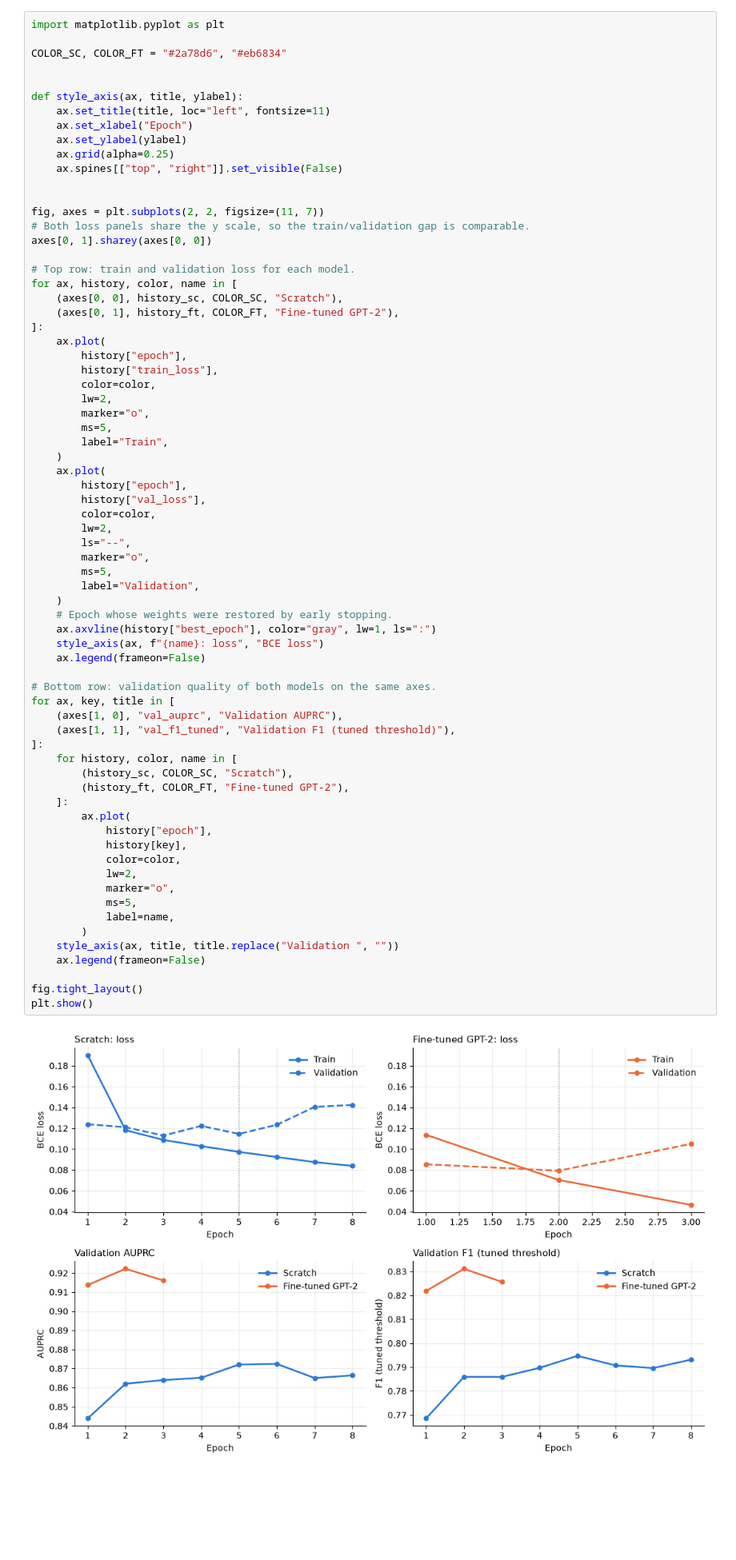
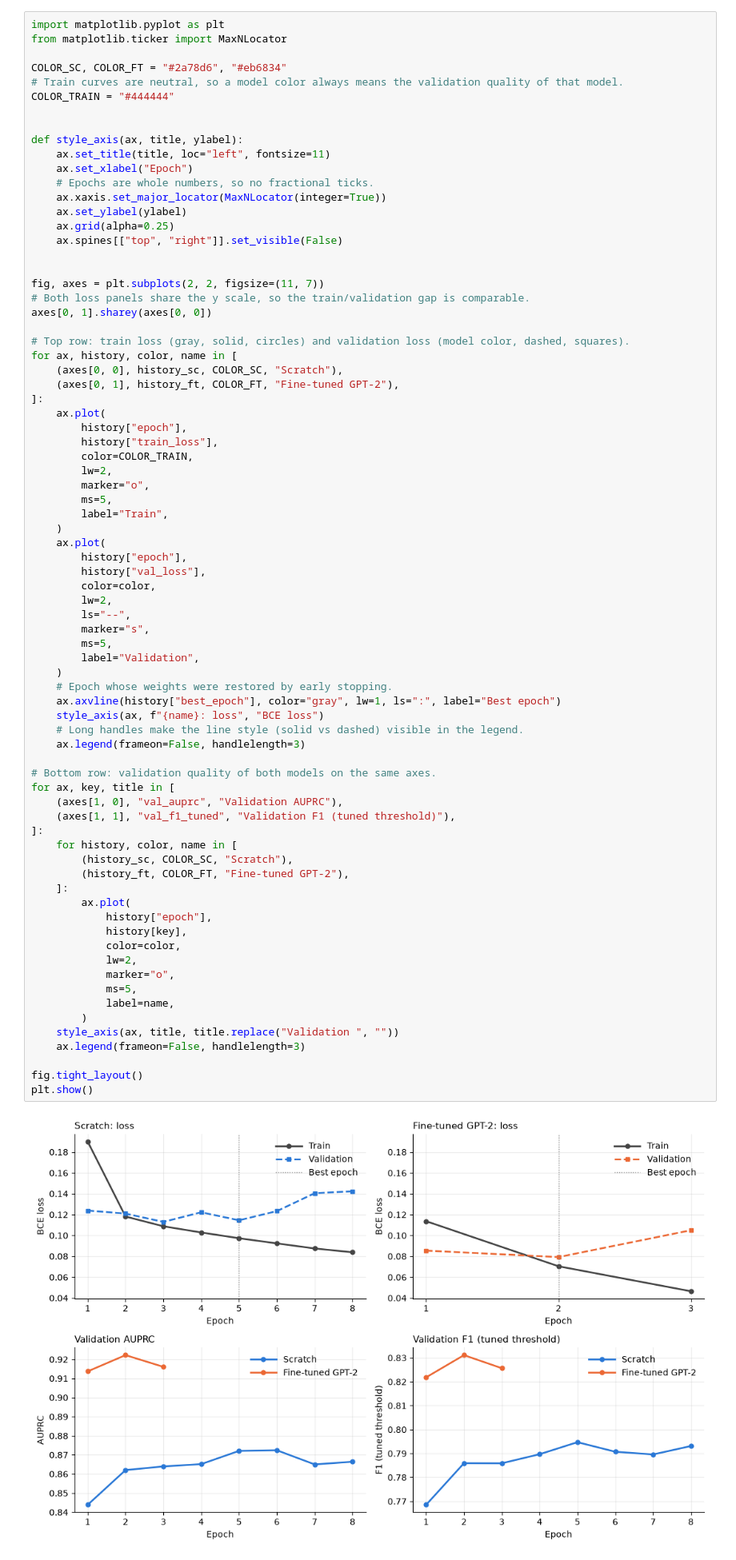
Before and after one commit to pawlowiczf/Natural-language-processing, a Jupyter notebook: 3-fine-tuning/data.ipynb, the cells around one changed output. Shown at 80% size. Drawn from its saved outputs; the diff is of its cells as text; blank space fills up the shorter version.

```diff
--- a/3-fine-tuning/data.ipynb
+++ b/3-fine-tuning/data.ipynb
@@ -544,13 +544,18 @@ inference_time  5.2950
 n_samples       128
 # %%
 import matplotlib.pyplot as plt
+from matplotlib.ticker import MaxNLocator
 
 COLOR_SC, COLOR_FT = "#2a78d6", "#eb6834"
+# Train curves are neutral, so a model color always means the validation quality of that model.
+COLOR_TRAIN = "#444444"
 
 
 def style_axis(ax, title, ylabel):
     ax.set_title(title, loc="left", fontsize=11)
     ax.set_xlabel("Epoch")
+    # Epochs are whole numbers, so no fractional ticks.
+    ax.xaxis.set_major_locator(MaxNLocator(integer=True))
     ax.set_ylabel(ylabel)
     ax.grid(alpha=0.25)
     ax.spines[["top", "right"]].set_visible(False)
@@ -560,7 +565,7 @@ fig, axes = plt.subplots(2, 2, figsize=(11, 7))
 # Both loss panels share the y scale, so the train/validation gap is comparable.
 axes[0, 1].sharey(axes[0, 0])
 
-# Top row: train and validation loss for each model.
+# Top row: train loss (gray, solid, circles) and validation loss (model color, dashed, squares).
 for ax, history, color, name in [
     (axes[0, 0], history_sc, COLOR_SC, "Scratch"),
     (axes[0, 1], history_ft, COLOR_FT, "Fine-tuned GPT-2"),
@@ -568,7 +573,7 @@ for ax, history, color, name in [
     ax.plot(
         history["epoch"],
         history["train_loss"],
-        color=color,
+        color=COLOR_TRAIN,
         lw=2,
         marker="o",
         ms=5,
@@ -580,40 +585,41 @@ for ax, history, color, name in [
         color=color,
         lw=2,
         ls="--",
-        marker="o",
+        marker="s",
         ms=5,
         label="Validation",
     )
     # Epoch whose weights were restored by early stopping.
-    ax.axvline(history["best_epoch"], color="gray", lw=1, ls=":")
+    ax.axvline(history["best_epoch"], color="gray", lw=1, ls=":", label="Best epoch")
     style_axis(ax, f"{name}: loss", "BCE loss")
-    ax.legend(frameon=False)
+    # Long handles make the line style (solid vs dashed) visible in the legend.
+    ax.legend(frameon=False, handlelength=3)
 
 # Bottom row: validation quality of both models on the same axes.
 for ax, key, title in [
     (axes[1, 0], "val_auprc", "Validation AUPRC"),
     (axes[1, 1], "val_f1_tuned", "Validation F1 (tuned threshold)"),
 ]:
     for history, color, name in [
         (history_sc, COLOR_SC, "Scratch"),
         (history_ft, COLOR_FT, "Fine-tuned GPT-2"),
     ]:
         ax.plot(
             history["epoch"],
             history[key],
             color=color,
             lw=2,
             marker="o",
             ms=5,
             label=name,
         )
     style_axis(ax, title, title.replace("Validation ", ""))
-    ax.legend(frameon=False)
+    ax.legend(frameon=False, handlelength=3)
 
 fig.tight_layout()
 plt.show()
 # %% [output]
-[figure, old version]
+[figure, new version]
 # %% [markdown]
 ## Constrained decoding
 # %%
```
Also changed, not shown: parts of 13 cells of this notebook, 1 other file.
